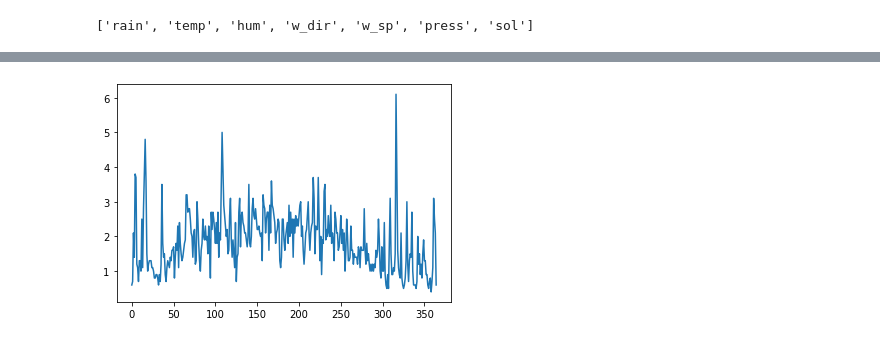
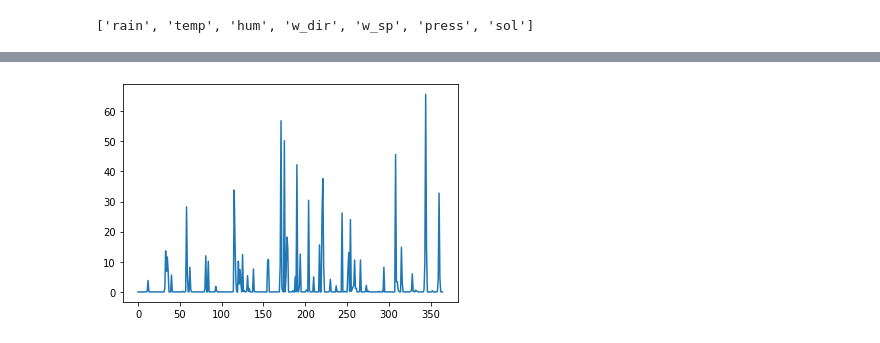
Before and after one commit to WebValley2022/first-challenge, a Jupyter notebook: linear-regression.ipynb, the cells around one changed output, grey strips where cells are left out. Saved outputs shown, nothing was run; the diff lists cells and outputs as text; code cells hidden in the pictures.

```diff
--- a/linear-regression.ipynb
+++ b/linear-regression.ipynb
@@ -389,7 +588,7 @@ plt.show()
 # %%
-# Temperature plot
+# Plot of a certain value
 
-plt.plot(test_chart_data.iloc[-365:]["w_sp"].to_numpy())
+plt.plot(test_chart_data.iloc[-365:]["rain"].to_numpy())
 plt.show()
 # %% [output]
-[figure, old version]
+[figure, new version]
```
Also changed, not shown: parts of 35 cells of this notebook.
